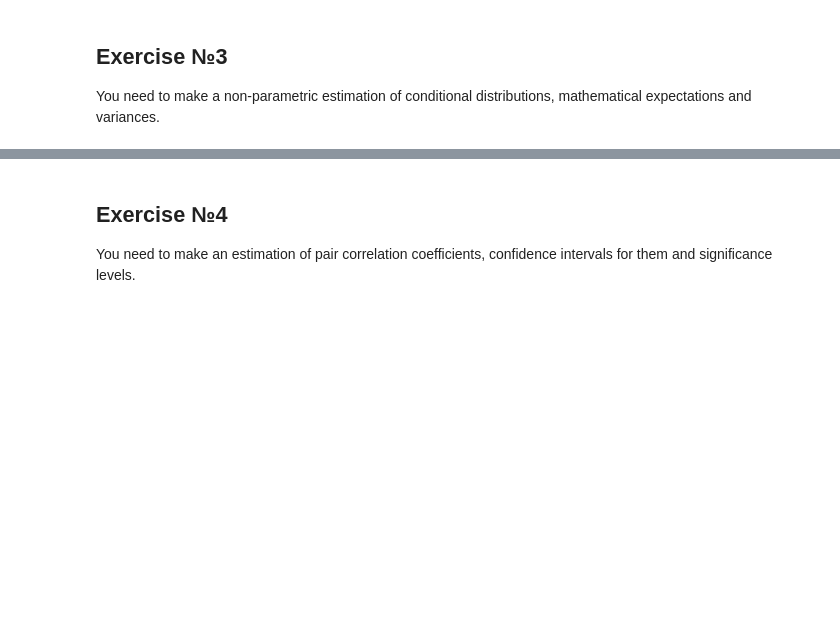
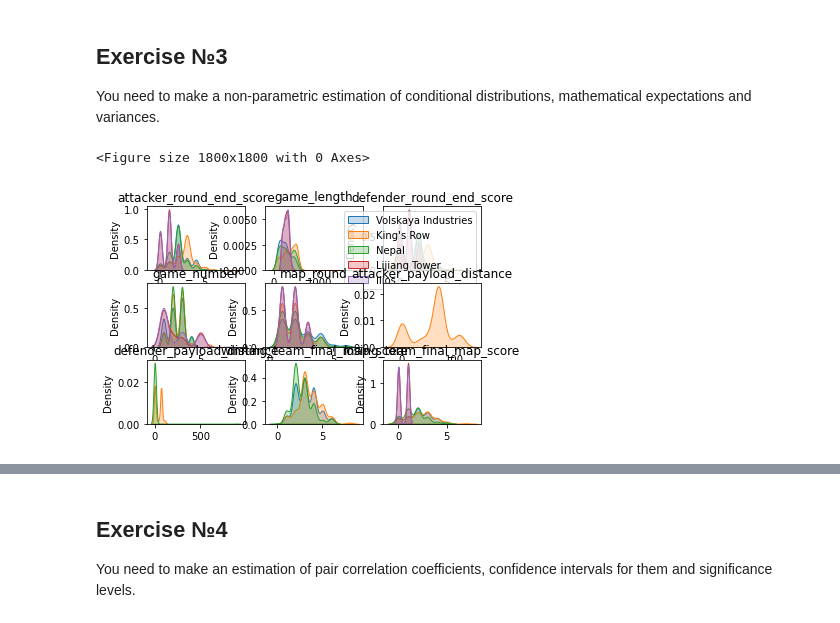
Before and after one commit to vandosik/M-M-MSA, a Jupyter notebook: Lab_2/lab_2.ipynb, the cells around one changed output, grey strips where cells are left out. Cells and saved outputs as stored; diff of their text form; code cells hidden in the pictures; blank space fills up the shorter version.

```diff
--- a/Lab_2/lab_2.ipynb
+++ b/Lab_2/lab_2.ipynb
@@ -169,0 +165,24 @@ print(subdataset[subdataset.Level=='493'].var(ddof=1))
+# %%
+# list of variables without maplist
+w = ['attacker_round_end_score', 'game_length', 'defender_round_end_score', 'game_number', 'map_round', 'attacker_payload_distance', 'defender_payload_distance', 'winning_team_final_map_score', 'losing_team_final_map_score']
+
+# we make only 5 most popular maps estimation otherwise the graphs will become unreadable
+fig = plt.figure(figsize=(25,25))
+plt.subplots(3, 3)
+for i, col in enumerate(w):
+    plt.subplot(3, 3, i+1)
+    sns.kdeplot(source_df.loc[source_df['map_name'] == 'Volskaya Industries', col], shade=True, label='Volskaya Industries', warn_singular=False)
+    sns.kdeplot(source_df.loc[source_df['map_name'] == "King's Row", col], shade=True, label="King's Row", warn_singular=False)
+    sns.kdeplot(source_df.loc[source_df['map_name'] == 'Temple of Anubis', col], shade=True, label='Nepal', warn_singular=False)
+    sns.kdeplot(source_df.loc[source_df['map_name'] == 'Lijiang Tower', col], shade=True, label='Lijiang Tower', warn_singular=False)
+    sns.kdeplot(source_df.loc[source_df['map_name'] == 'Ilios', col], shade=True, label='Ilios', warn_singular=False)
+    plt.xlabel('')
+    plt.title(col)
+    if i == 2:
+        plt.legend(loc='upper right')
+    else:
+        plt.legend().remove()
+plt.show()
+# %% [output]
+<Figure size 1800x1800 with 0 Axes>
+[figure, added]
```
Also changed, not shown: parts of 9 cells of this notebook.
